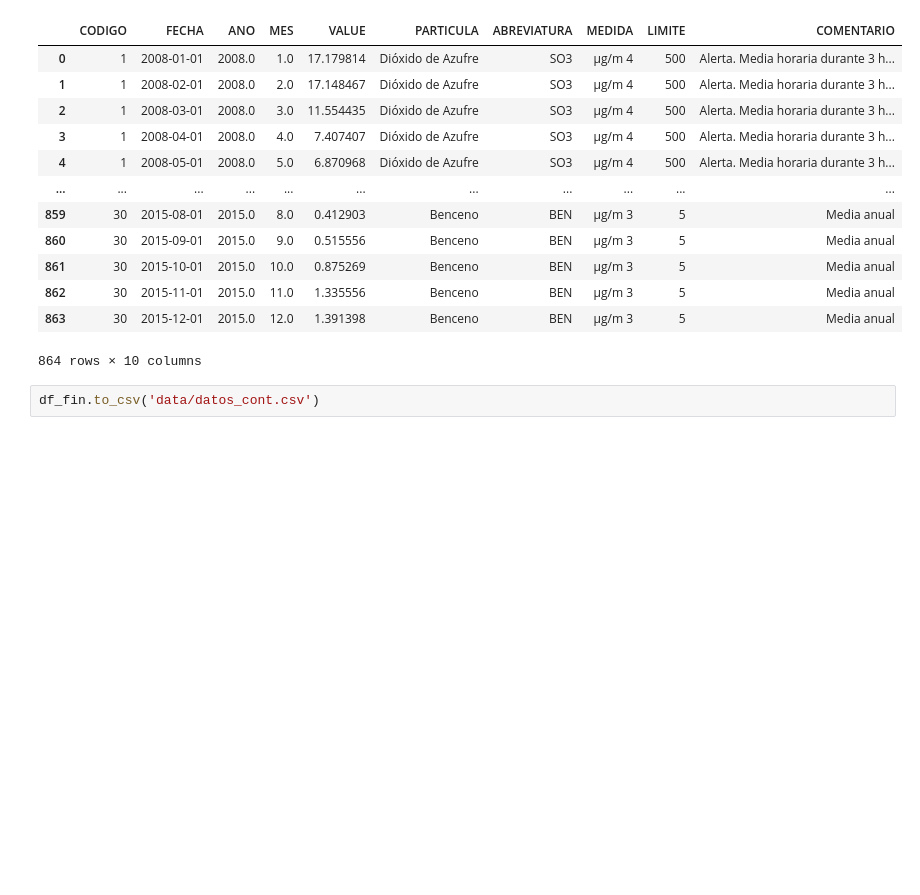
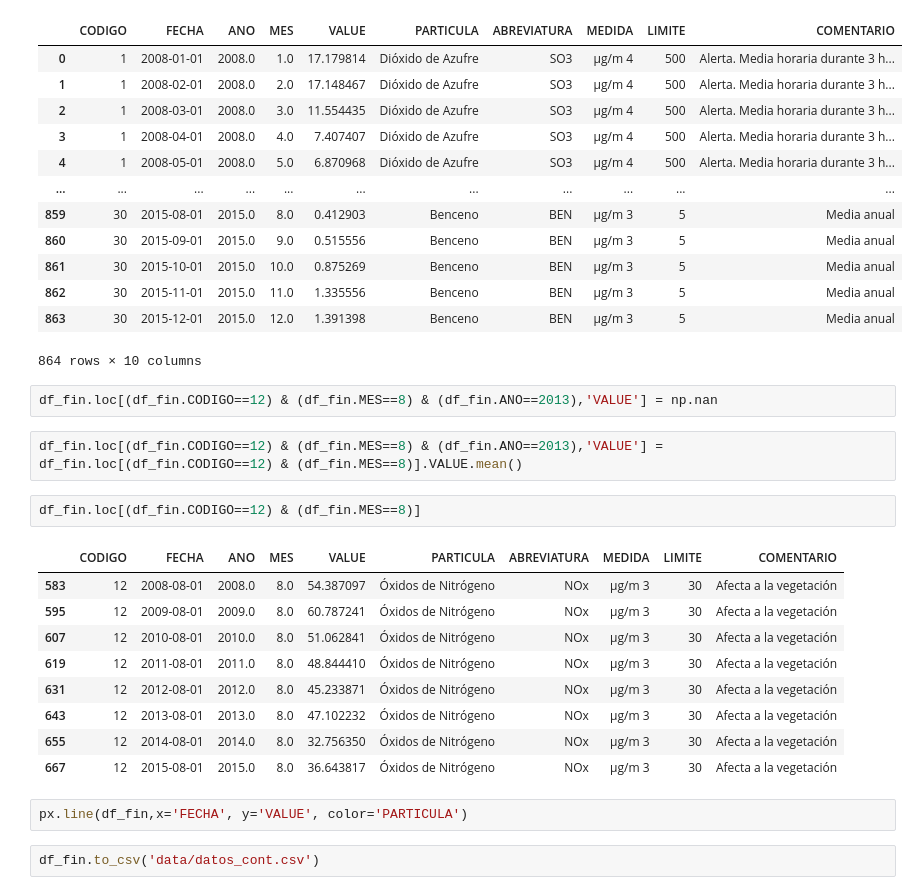
Before and after one commit to carlosgomezgil99/TFM, a Jupyter notebook: TFM_Javi.ipynb, the cells around one changed output. Saved outputs shown, nothing was run; the diff lists cells and outputs as text; blank space fills up the shorter version.

```diff
--- a/TFM_Javi.ipynb
+++ b/TFM_Javi.ipynb
@@ -267,5 +264,23 @@ df_fin
 | 862 | 30 | 2015-11-01 | 2015.0 | 11.0 | 1.335556 | Benceno | BEN | μg/m 3 | 5 | Media anual |
 | 863 | 30 | 2015-12-01 | 2015.0 | 12.0 | 1.391398 | Benceno | BEN | μg/m 3 | 5 | Media anual |
 864 rows × 10 columns
+# %%
+df_fin.loc[(df_fin.CODIGO==12) & (df_fin.MES==8) & (df_fin.ANO==2013),'VALUE'] = np.nan
+# %%
+df_fin.loc[(df_fin.CODIGO==12) & (df_fin.MES==8) & (df_fin.ANO==2013),'VALUE'] = df_fin.loc[(df_fin.CODIGO==12) & (df_fin.MES==8)].VALUE.mean()
+# %%
+df_fin.loc[(df_fin.CODIGO==12) & (df_fin.MES==8)]
+# %% [output]
+|  | CODIGO | FECHA | ANO | MES | VALUE | PARTICULA | ABREVIATURA | MEDIDA | LIMITE | COMENTARIO |
+| 583 | 12 | 2008-08-01 | 2008.0 | 8.0 | 54.387097 | Óxidos de Nitrógeno | NOx | μg/m 3 | 30 | Afecta a la vegetación |
+| 595 | 12 | 2009-08-01 | 2009.0 | 8.0 | 60.787241 | Óxidos de Nitrógeno | NOx | μg/m 3 | 30 | Afecta a la vegetación |
+| 607 | 12 | 2010-08-01 | 2010.0 | 8.0 | 51.062841 | Óxidos de Nitrógeno | NOx | μg/m 3 | 30 | Afecta a la vegetación |
+| 619 | 12 | 2011-08-01 | 2011.0 | 8.0 | 48.844410 | Óxidos de Nitrógeno | NOx | μg/m 3 | 30 | Afecta a la vegetación |
+| 631 | 12 | 2012-08-01 | 2012.0 | 8.0 | 45.233871 | Óxidos de Nitrógeno | NOx | μg/m 3 | 30 | Afecta a la vegetación |
+| 643 | 12 | 2013-08-01 | 2013.0 | 8.0 | 47.102232 | Óxidos de Nitrógeno | NOx | μg/m 3 | 30 | Afecta a la vegetación |
+| 655 | 12 | 2014-08-01 | 2014.0 | 8.0 | 32.756350 | Óxidos de Nitrógeno | NOx | μg/m 3 | 30 | Afecta a la vegetación |
+| 667 | 12 | 2015-08-01 | 2015.0 | 8.0 | 36.643817 | Óxidos de Nitrógeno | NOx | μg/m 3 | 30 | Afecta a la vegetación |
+# %%
+px.line(df_fin,x='FECHA', y='VALUE', color='PARTICULA')
 # %%
 df_fin.to_csv('data/datos_cont.csv')
```
Also changed, not shown: parts of 3 cells of this notebook.
